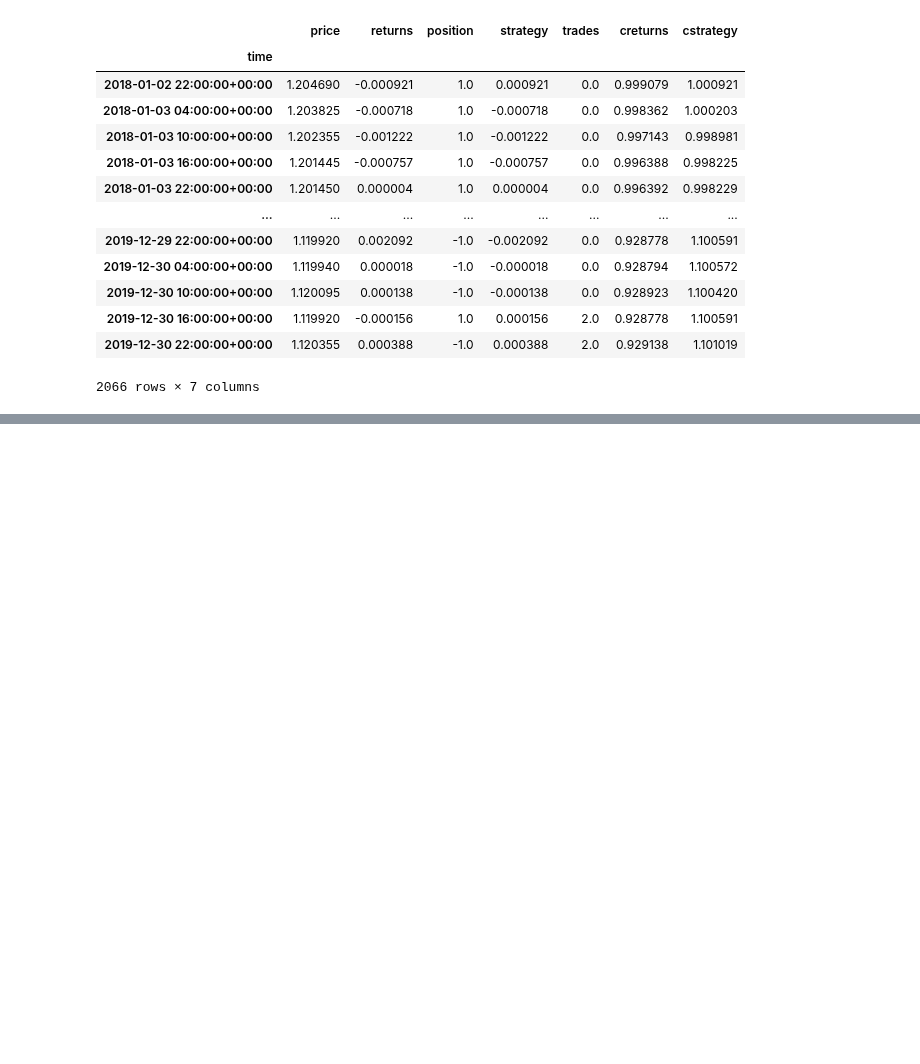
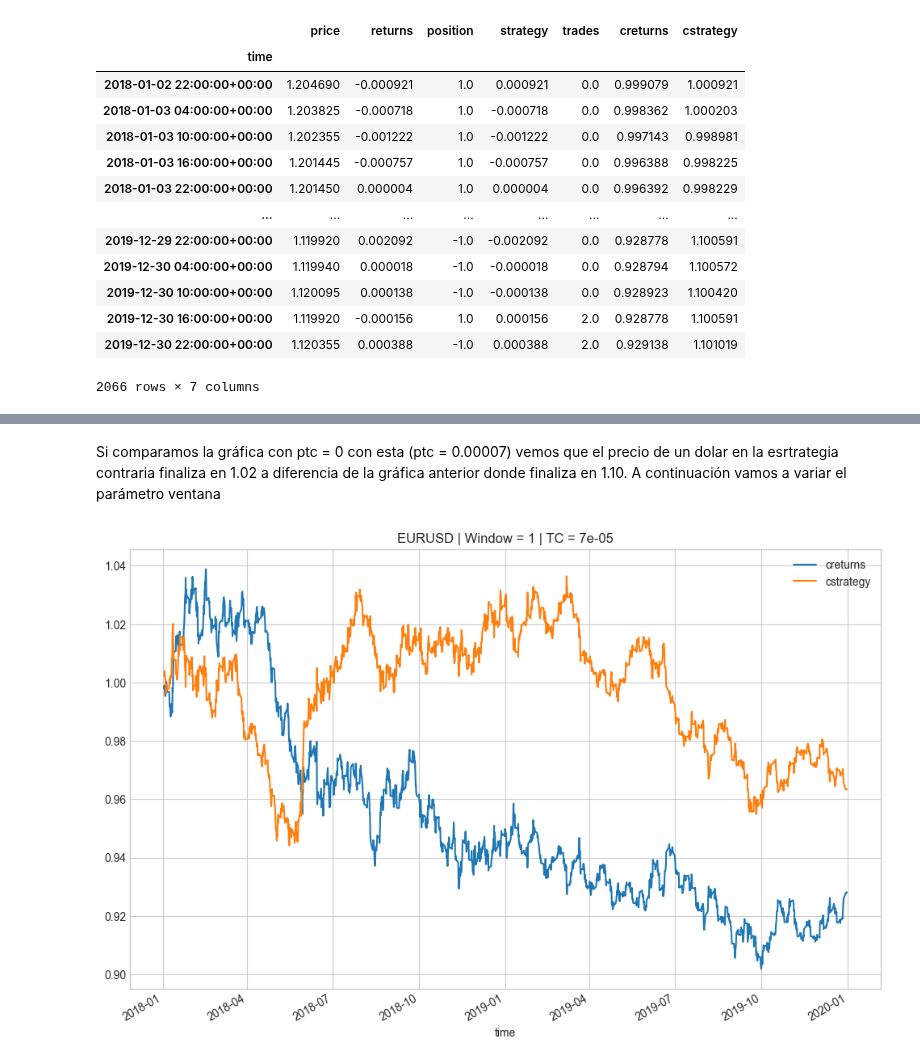
Before and after one commit to mario812/algo-trading-env, a Jupyter notebook: 3.2.8-gen_oop_conback.ipynb, the cells around one changed output, grey strips where cells are left out. Drawn from its saved outputs; the diff is of its cells as text; code cells hidden in the pictures; blank space fills up the shorter version.

```diff
--- a/3.2.8-gen_oop_conback.ipynb
+++ b/3.2.8-gen_oop_conback.ipynb
@@ -82,0 +108,7 @@ tester.results
+# %% [markdown]
+Si comparamos la gráfica con ptc = 0 con esta (ptc = 0.00007) vemos que el precio de un dolar en la esrtrategia contraria finaliza en 1.02 a diferencia de la gráfica anterior donde finaliza en 1.10. A continuación vamos a variar el parámetro ventana
+# %%
+tester.test_strategy(1)
+tester.plot_results()
+# %% [output]
+[figure, added]
```
Also changed, not shown: parts of 6 cells of this notebook.
